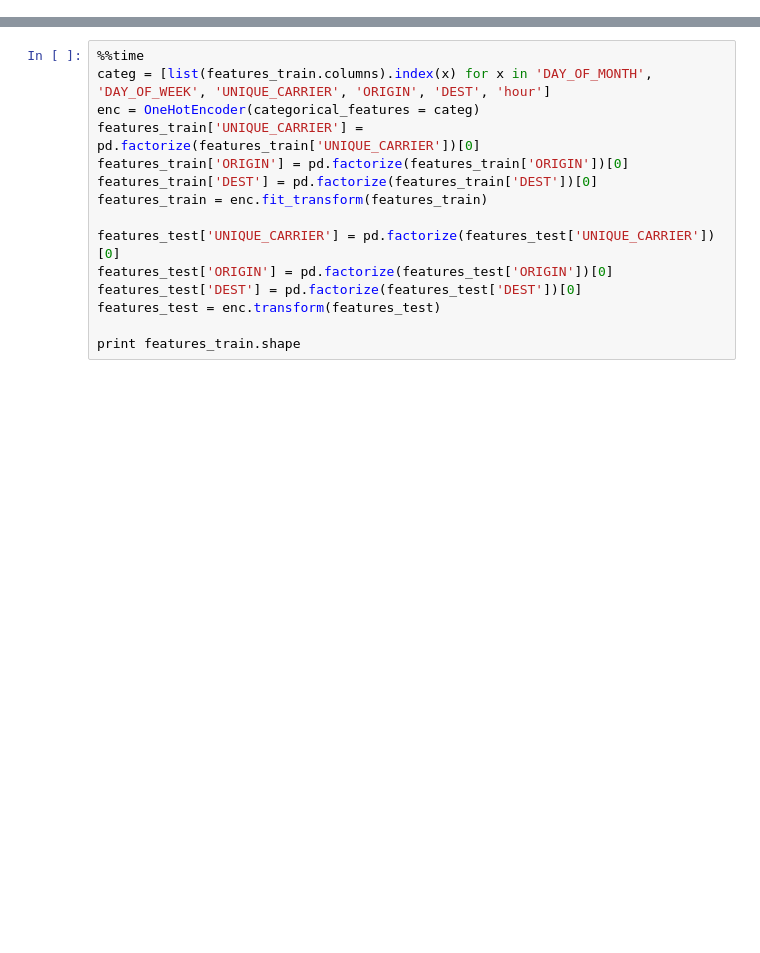
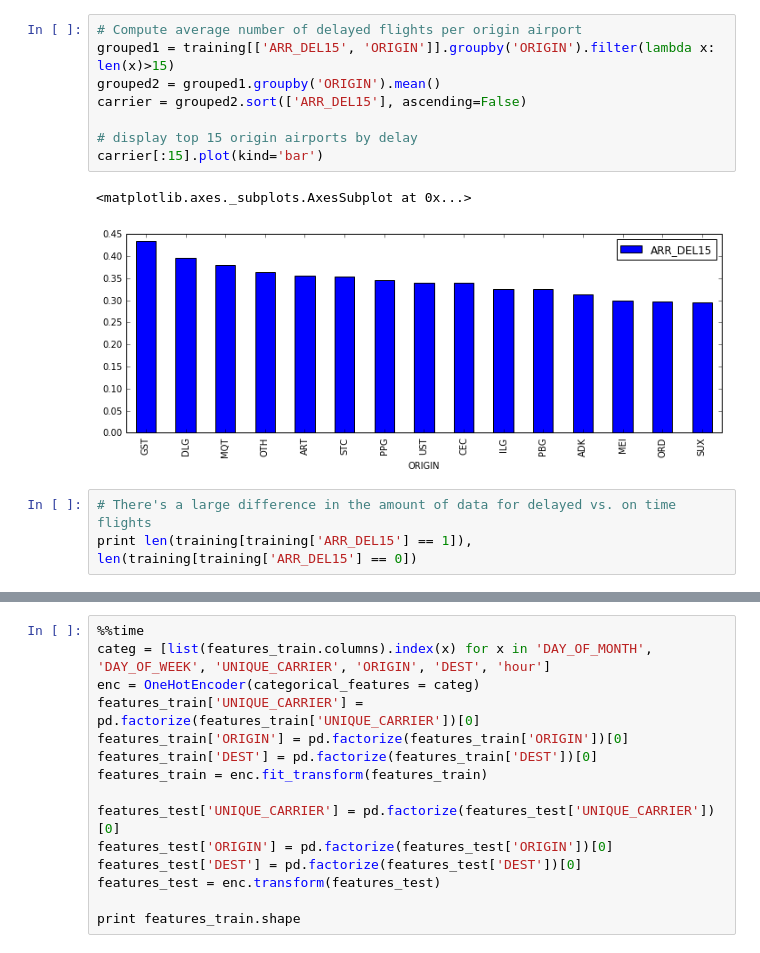
Before and after one commit to yaskyj/datascienceintensive, a Jupyter notebook: capstone/Flight Delays.ipynb, the cells around one changed output, grey strips where cells are left out. Cells and saved outputs as stored; diff of their text form; blank space fills up the shorter version.

```diff
--- a/capstone/Flight Delays.ipynb
+++ b/capstone/Flight Delays.ipynb
@@ -372,2 +382,16 @@ carrier.plot(kind='bar')
+# %%
+# Compute average number of delayed flights per origin airport
+grouped1 = training[['ARR_DEL15', 'ORIGIN']].groupby('ORIGIN').filter(lambda x: len(x)>15)
+grouped2 = grouped1.groupby('ORIGIN').mean()
+carrier = grouped2.sort(['ARR_DEL15'], ascending=False)
+
+# display top 15 origin airports by delay
+carrier[:15].plot(kind='bar')
+# %% [output]
+<matplotlib.axes._subplots.AxesSubplot at 0x...>
+[figure, added]
+# %%
+# There's a large difference in the amount of data for delayed vs. on time flights
+print len(training[training['ARR_DEL15'] == 1]), len(training[training['ARR_DEL15'] == 0])
 # %%
 %%time
```
Also changed, not shown: parts of 45 cells of this notebook, 1 other file.
